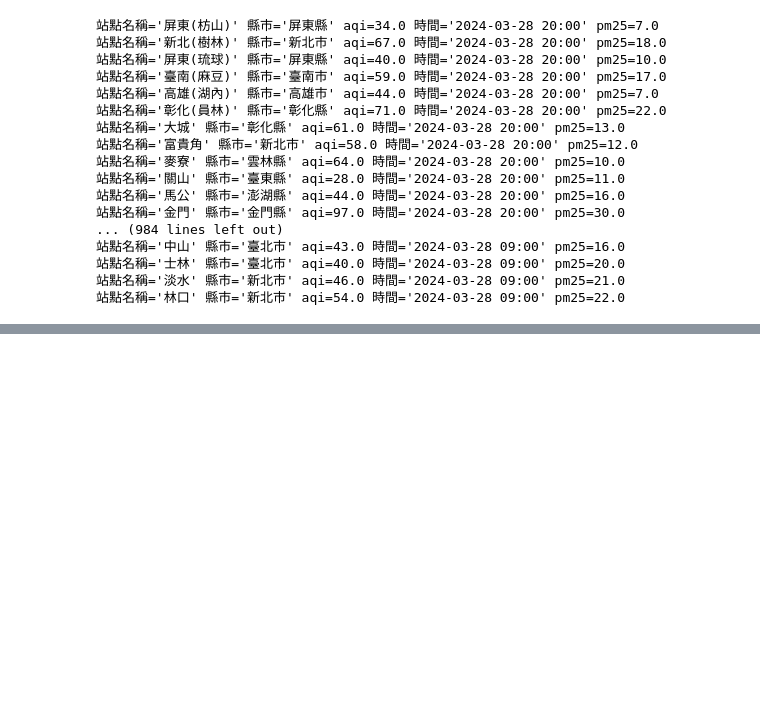
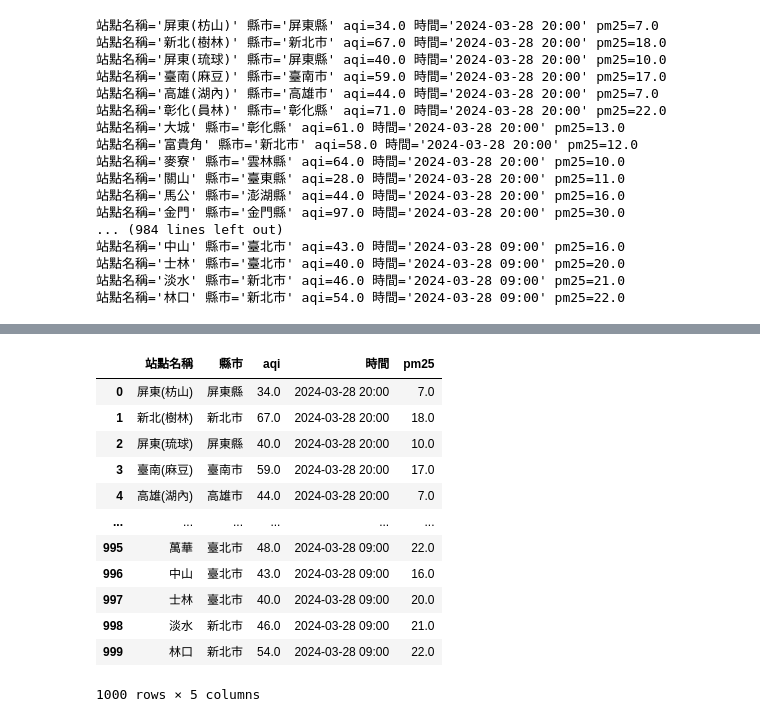
Before and after one commit to HUI-FEN/20230224, a Jupyter notebook: lesson12/lesson12_2.ipynb, the cells around one changed output, grey strips where cells are left out. Saved outputs shown, nothing was run; the diff lists cells and outputs as text; code cells hidden in the pictures; blank space fills up the shorter version.

```diff
--- a/lesson12/lesson12_2.ipynb
+++ b/lesson12/lesson12_2.ipynb
@@ -86,0 +107,3 @@ for item in data.records:
+# %%
+download_data:list[dict] = data.model_dump()['records']
+download_data
@@ -86,0 +128,17 @@ for item in data.records:
+# %%
+import pandas as pd
+pd.DataFrame(download_data)
+# %% [output]
+|  | 站點名稱 | 縣市 | aqi | 時間 | pm25 |
+| 0 | 屏東(枋山) | 屏東縣 | 34.0 | 2024-03-28 20:00 | 7.0 |
+| 1 | 新北(樹林) | 新北市 | 67.0 | 2024-03-28 20:00 | 18.0 |
+| 2 | 屏東(琉球) | 屏東縣 | 40.0 | 2024-03-28 20:00 | 10.0 |
+| 3 | 臺南(麻豆) | 臺南市 | 59.0 | 2024-03-28 20:00 | 17.0 |
+| 4 | 高雄(湖內) | 高雄市 | 44.0 | 2024-03-28 20:00 | 7.0 |
+| ... | ... | ... | ... | ... | ... |
+| 995 | 萬華 | 臺北市 | 48.0 | 2024-03-28 09:00 | 22.0 |
+| 996 | 中山 | 臺北市 | 43.0 | 2024-03-28 09:00 | 16.0 |
+| 997 | 士林 | 臺北市 | 40.0 | 2024-03-28 09:00 | 20.0 |
+| 998 | 淡水 | 新北市 | 46.0 | 2024-03-28 09:00 | 21.0 |
+| 999 | 林口 | 新北市 | 54.0 | 2024-03-28 09:00 | 22.0 |
+1000 rows × 5 columns
```
Also changed, not shown: parts of 2 cells of this notebook.
